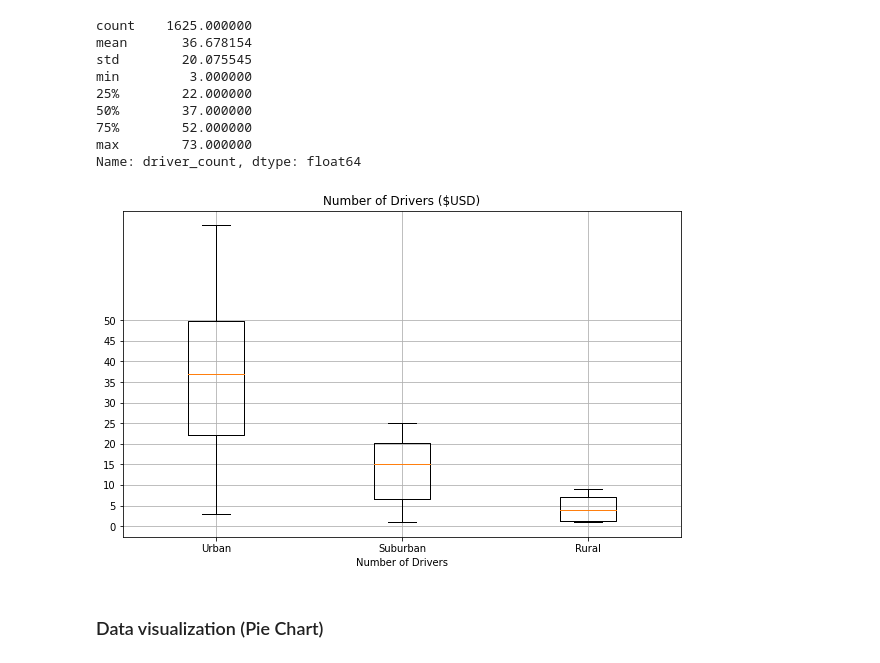
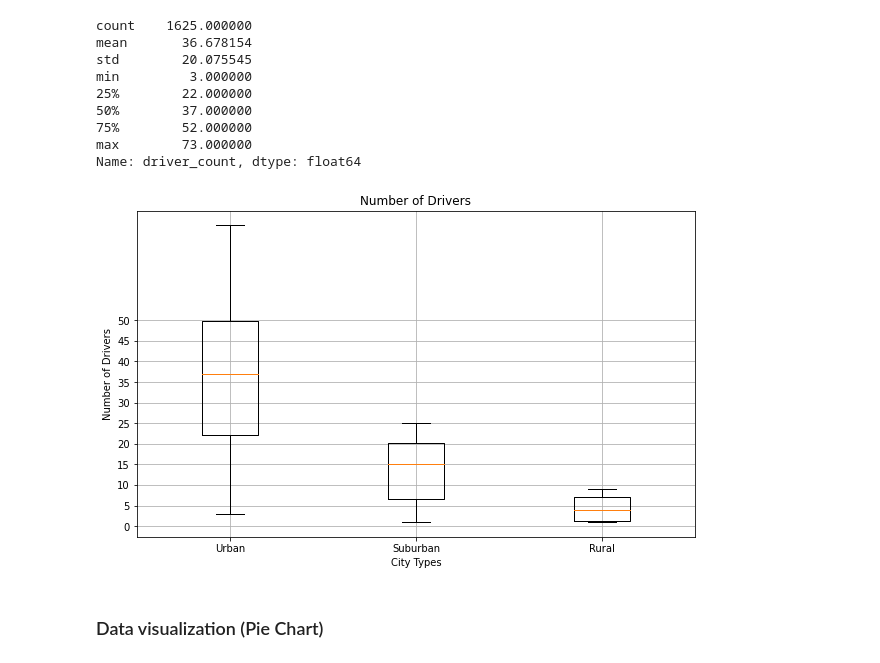
Before and after one commit to cgurbatri/PyBer_Analysis, a Jupyter notebook: Pyber.ipynb, the cells around one changed output. Drawn from its saved outputs; the diff is of its cells as text; code cells hidden in the pictures.

```diff
--- a/Pyber.ipynb
+++ b/Pyber.ipynb
@@ -717,17 +717,17 @@ Name: driver_count, dtype: float64
 # %%
 x_labels = ["Urban","Suburban","Rural"]
 fare_data = [urban_driver_count, suburban_driver_count, rural_driver_count]
 fig, ax = plt.subplots(figsize=(10, 6))
-ax.set_title('Number of Drivers ($USD)')
+ax.set_title('Number of Drivers')
 ax.set_xlabel("City Types")
-ax.set_xlabel("Number of Drivers")
+ax.set_ylabel("Number of Drivers")
 ax.boxplot(fare_data, labels = x_labels)
 ax.set_yticks(np.arange(0, 51, step=5.0))
 ax.grid()
 plt.savefig("analysis/Fig4.png")
 plt.show()
 # %% [output]
-[figure, old version]
+[figure, new version]
 # %% [markdown]
 ### Data visualization (Pie Chart)
 # %%
```
